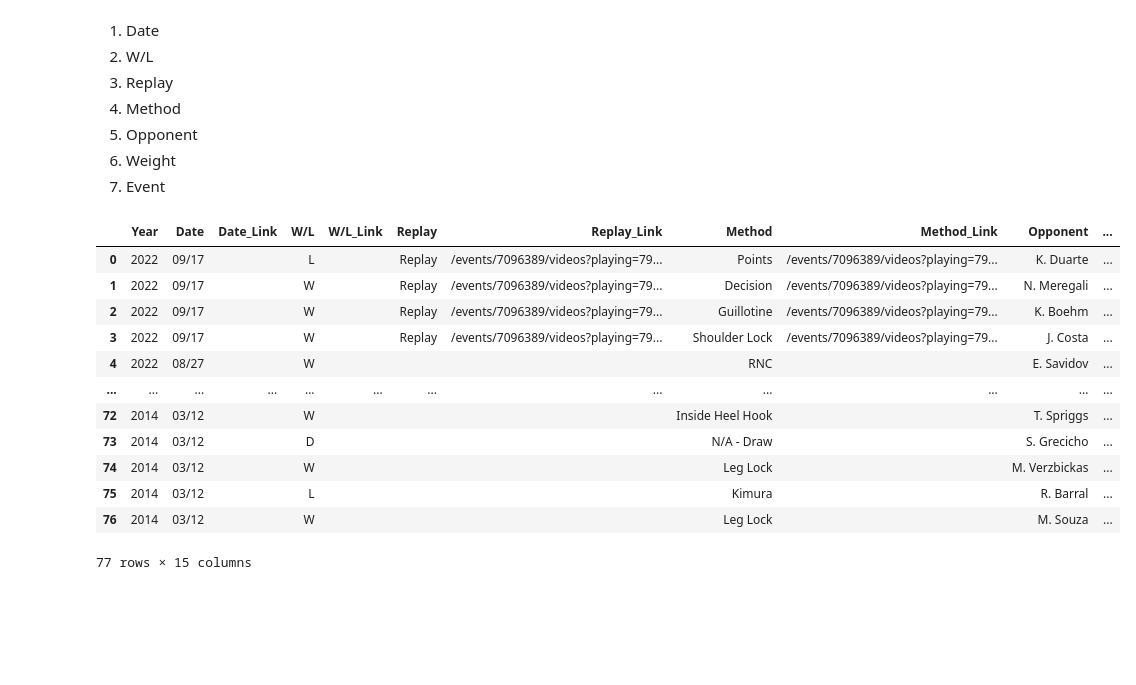
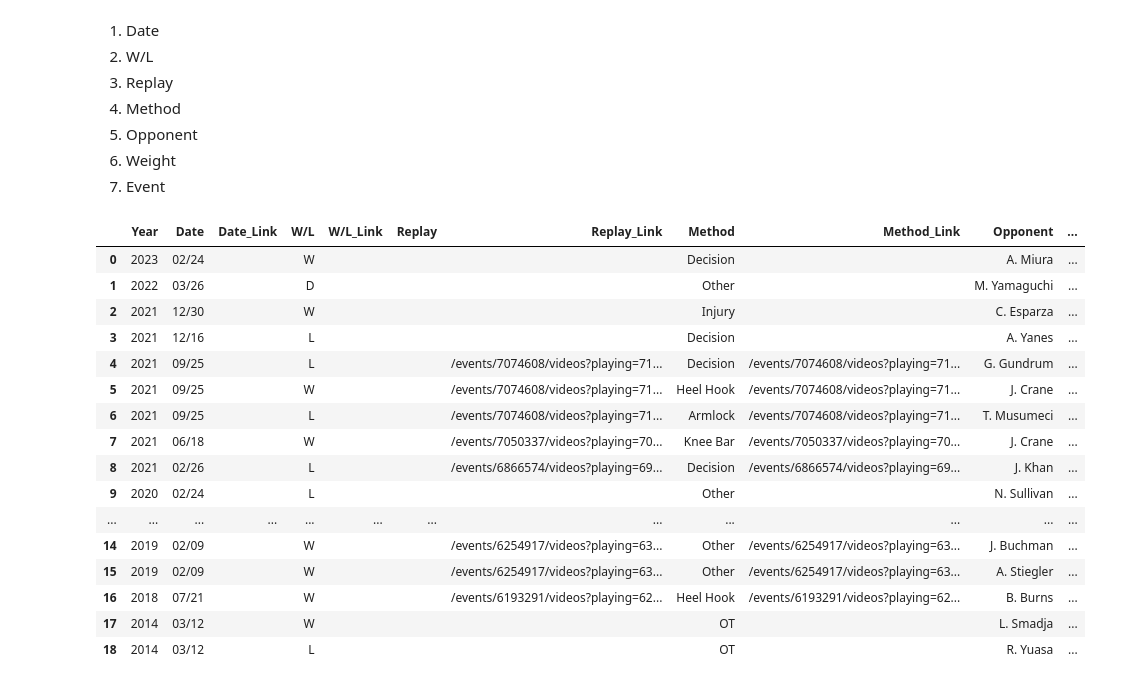
Before and after one commit to gossdante/bjj_network, a Jupyter notebook: bjj.ipynb, the cells around one changed output. Saved outputs shown, nothing was run; the diff lists cells and outputs as text; code cells hidden in the pictures; blank space fills up the shorter version.

```diff
--- a/bjj.ipynb
+++ b/bjj.ipynb
@@ -183,7 +180,11 @@ con.commit()
 7. Event
 # %%
 # Sample Athlete
-url = 'https://www.flograppling.com/people/6566775-craig-jones'
+#url = 'https://www.flograppling.com/people/6566775-craig-jones'
+url = 'https://www.flograppling.com/people/6801756-danielle-kelly'
+#url = 'https://www.flograppling.com/people/6801763-haisam-rida'
+#url = 'https://www.flograppling.com/people/6578323-cole-abate'
+#url = 'https://www.flograppling.com/people/6566375-ethan-crelinsten'
 html = urllib.request.urlopen(url).read()
 soup = BeautifulSoup(html, 'html.parser')
 # Loop
@@ -195,42 +196,46 @@ for t in soup('flo-section-table'): # This will get all the tables on the page
 
     Year = t.find('h5').get_text()
     if Year == 'W/L Methods': # Flo has a table that we don't care about called 'W/L Methods'
         break
     #print(t.find('h6'))
     #print('-------')
     for td in t.find_all('td'): # td is cell info within a table in html
         link_idx = idx + 1
         #print(td.get_text())
         text = td.get_text() # the text stored in the cell (what is visible on the website)
         if text == 'Submission': # This line is meant to stop the loop at the end of the tables
             break # Note that Flo has a table with win/loss methods & submission win/loss methods at the end
         link = td('a')[0].get('href') # the link associated with that text (if there is one)
 
 
         Athlete_Matches.iloc[rownum, idx] = text
         Athlete_Matches.iloc[rownum, link_idx] = link
         #print('Column:',idx,'Year:',Year,'Text:',text,'Link:',link) # Print it all so I can check it works
         idx = idx + 2
 
         if idx == 15: # This is the piece that keeps track of what column it is
             idx=1
             Athlete_Matches.iloc[rownum, 0] = Year # Add year right before we switch the row
             rownum = rownum + 1
     #for piece in t:
         #print(piece.find_all('td'))
 Athlete_Matches = Athlete_Matches.dropna(axis=0,how='all') # Get rid of all the extra rows
 display(Athlete_Matches)
 # %% [output]
 |  | Year | Date | Date_Link | W/L | W/L_Link | Replay | Replay_Link | Method | Method_Link | Opponent | ... |
-| 0 | 2022 | 09/17 |  | L |  | Replay | /events/7096389/videos?playing=79... | Points | /events/7096389/videos?playing=79... | K. Duarte | ... |
-| 1 | 2022 | 09/17 |  | W |  | Replay | /events/7096389/videos?playing=79... | Decision | /events/7096389/videos?playing=79... | N. Meregali | ... |
-| 2 | 2022 | 09/17 |  | W |  | Replay | /events/7096389/videos?playing=79... | Guillotine | /events/7096389/videos?playing=79... | K. Boehm | ... |
-| 3 | 2022 | 09/17 |  | W |  | Replay | /events/7096389/videos?playing=79... | Shoulder Lock | /events/7096389/videos?playing=79... | J. Costa | ... |
-| 4 | 2022 | 08/27 |  | W |  |  |  | RNC |  | E. Savidov | ... |
+| 0 | 2023 | 02/24 |  | W |  |  |  | Decision |  | A. Miura | ... |
+| 1 | 2022 | 03/26 |  | D |  |  |  | Other |  | M. Yamaguchi | ... |
+| 2 | 2021 | 12/30 |  | W |  |  |  | Injury |  | C. Esparza | ... |
+| 3 | 2021 | 12/16 |  | L |  |  |  | Decision |  | A. Yanes | ... |
+| 4 | 2021 | 09/25 |  | L |  |  | /events/7074608/videos?playing=71... | Decision | /events/7074608/videos?playing=71... | G. Gundrum | ... |
+| 5 | 2021 | 09/25 |  | W |  |  | /events/7074608/videos?playing=71... | Heel Hook | /events/7074608/videos?playing=71... | J. Crane | ... |
+| 6 | 2021 | 09/25 |  | L |  |  | /events/7074608/videos?playing=71... | Armlock | /events/7074608/videos?playing=71... | T. Musumeci | ... |
+| 7 | 2021 | 06/18 |  | W |  |  | /events/7050337/videos?playing=70... | Knee Bar | /events/7050337/videos?playing=70... | J. Crane | ... |
+| 8 | 2021 | 02/26 |  | L |  |  | /events/6866574/videos?playing=69... | Decision | /events/6866574/videos?playing=69... | J. Khan | ... |
+| 9 | 2020 | 02/24 |  | L |  |  |  | Other |  | N. Sullivan | ... |
 | ... | ... | ... | ... | ... | ... | ... | ... | ... | ... | ... | ... |
-| 72 | 2014 | 03/12 |  | W |  |  |  | Inside Heel Hook |  | T. Spriggs | ... |
-| 73 | 2014 | 03/12 |  | D |  |  |  | N/A - Draw |  | S. Grecicho | ... |
-| 74 | 2014 | 03/12 |  | W |  |  |  | Leg Lock |  | M. Verzbickas | ... |
-| 75 | 2014 | 03/12 |  | L |  |  |  | Kimura |  | R. Barral | ... |
-| 76 | 2014 | 03/12 |  | W |  |  |  | Leg Lock |  | M. Souza | ... |
+| 14 | 2019 | 02/09 |  | W |  |  | /events/6254917/videos?playing=63... | Other | /events/6254917/videos?playing=63... | J. Buchman | ... |
+| 15 | 2019 | 02/09 |  | W |  |  | /events/6254917/videos?playing=63... | Other | /events/6254917/videos?playing=63... | A. Stiegler | ... |
+| 16 | 2018 | 07/21 |  | W |  |  | /events/6193291/videos?playing=62... | Heel Hook | /events/6193291/videos?playing=62... | B. Burns | ... |
+| 17 | 2014 | 03/12 |  | W |  |  |  | OT |  | L. Smadja | ... |
+| 18 | 2014 | 03/12 |  | L |  |  |  | OT |  | R. Yuasa | ... |
-77 rows × 15 columns
```
Also changed, not shown: parts of 17 cells of this notebook, 1 other file.
